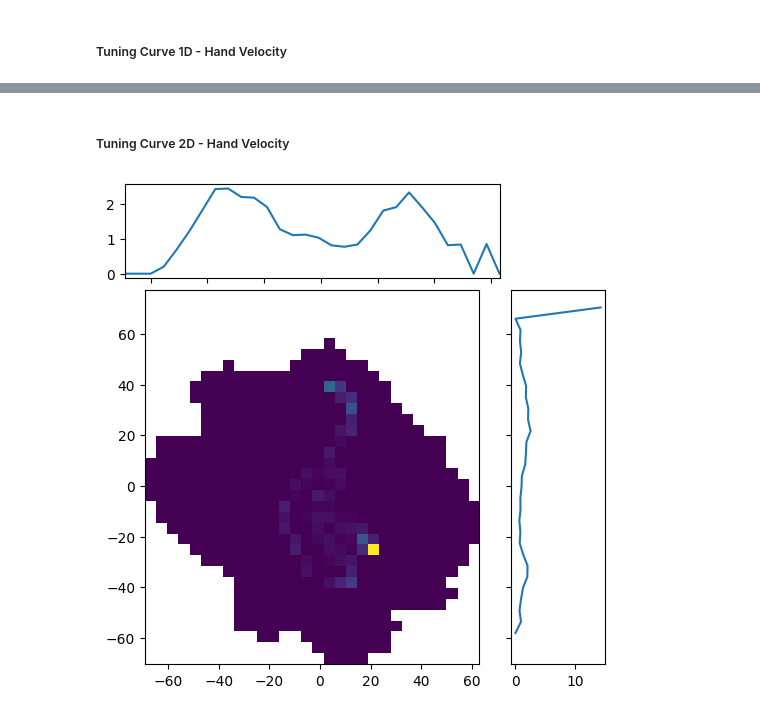
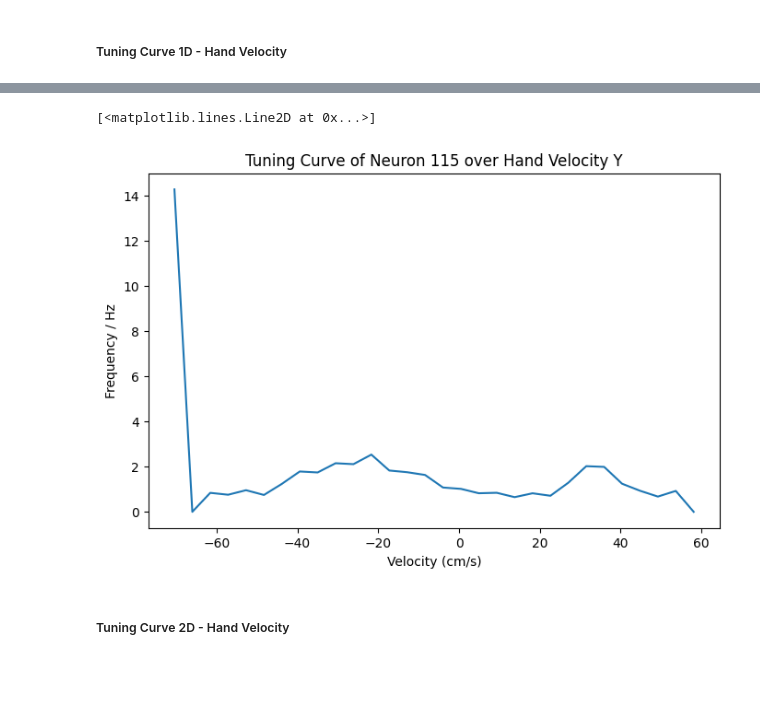
Before and after one commit to catniplab/NeuroTask, a Jupyter notebook: tutorial_data_analysis_nwb.ipynb, the cells around one changed output, grey strips where cells are left out. Cells and saved outputs as stored; diff of their text form; code cells hidden in the pictures; blank space fills up the shorter version.

```diff
--- a/tutorial_data_analysis_nwb.ipynb
+++ b/tutorial_data_analysis_nwb.ipynb
@@ -342,20 +317,32 @@ plt.plot(tune.index, tune[neuron])
+# %%
+#Visualization
+plt.figure(figsize=(8,5))
+plt.title(f"Tuning Curve of Neuron {neuron} over Hand Velocity Y")
+plt.xlabel('Velocity (cm/s)')
+plt.ylabel('Frequency / Hz')
+plt.plot(tune_y.index, tune_y[neuron])
+# %% [output]
+[<matplotlib.lines.Line2D at 0x...>]
+[figure, added]
 # %% [markdown]
 ##### Tuning Curve 2D - Hand Velocity
 # %%
+#Prep data
 dataframe = df
-neuron = 115
+neuron = 116
 resolution = 30
 save = False
 
 ts_dict = {}
 
-# Extract spike timestamps and create Ts objects
+# Extract spike timestamps and create Ts objects as the previous code does (for each neuron)
 for i, column in enumerate(dataframe.columns):
     if column.startswith('Neuron'):
         timeSeries = nap.Tsd(t=np.array(dataframe[column].index)*bin, d=np.array(dataframe[column], dtype=int), time_units='ms')
         spike_times = timeSeries.index[timeSeries.values > 0]
         ts_dict[i] = nap.Ts(t=spike_times)
 
+# Groups all spikes per neuron
 ts_group = nap.TsGroup(ts_dict)
 
 feature_x = dataframe['hand_vel_x']
@@ -363,10 +350,10 @@ feature_y = dataframe['hand_vel_y']
 
 #features = np.vstack((feature_x, feature_y))
 features = np.stack((feature_x, feature_y), axis=-1)
-feature_frame = nap.TsdFrame(t=dataframe['hand_vel_x'].index*bin, d=features)
+feature_frame = nap.TsdFrame(t=np.array(dataframe['hand_vel_x'].index)*bin, d=np.array(features))
 
-feature_x = nap.Tsd(feature_x.index*bin, feature_x, time_units='ms')
-feature_y = nap.Tsd(feature_y.index*bin, feature_y, time_units='ms')
+feature_x = nap.Tsd(np.array(feature_x.index)*bin, np.array(feature_x), time_units='ms')
+feature_y = nap.Tsd(np.array(feature_y.index)*bin, np.array(feature_y), time_units='ms')
 
 tune_y = nap.process.tuning_curves.compute_1d_tuning_curves(ts_group, feature_y, resolution)
 tune_x = nap.process.tuning_curves.compute_1d_tuning_curves(ts_group, feature_x, resolution)
@@ -378,38 +365,13 @@ value_2d = tune_2d[0][neuron]
 value_y = tune_y[neuron]
 value_x = tune_x[neuron]
 
-def scatter_hist(value_x, value_y, value_2d, ax, ax_histx, ax_histy, grids, x_values, y_values):
-    #unpacking
-    grid_x, grid_y = grids
-    minimum_x = np.min(grid_x)
-    minimum_y = np.min(grid_y)
-    maximum_x = np.max(grid_x)
-    maximum_y = np.max(grid_y)
+grid_x, grid_y = grids
+minimum_x = np.min(grid_x)
+minimum_y = np.min(grid_y)
+maximum_x = np.max(grid_x)
+maximum_y = np.max(grid_y)
 
-    # no labels
-    ax_histx.tick_params(axis="x", labelbottom=False)
-    ax_histy.tick_params(axis="y", labelleft=False)
 
-    # the scatter plot:
-    ax.imshow(value_2d, extent=(minimum_x, maximum_x, minimum_y, maximum_y))
-
-    ax_histx.plot(x_values, value_x)
-    ax_histy.plot(value_y, -y_values)
-
-# Start with a square Figure.
-fig = plt.figure(figsize=(6, 6))
-# Add a gridspec with two rows and two columns and a ratio of 1 to 4 between
-# the size of the marginal Axes and the main Axes in both directions.
-# Also adjust the subplot parameters for a square plot.
-gs = fig.add_gridspec(2, 2,  width_ratios=(4, 1), height_ratios=(1, 4),
-                      left=0.1, right=0.9, bottom=0.1, top=0.9,
-                      wspace=0.05, hspace=0.05)
-# Create the Axes.
-ax = fig.add_subplot(gs[1, 0])
-ax_histx = fig.add_subplot(gs[0, 0], sharex=ax)
-ax_histy = fig.add_subplot(gs[1, 1], sharey=ax)
-# Draw the scatter plot and marginals.
-scatter_hist(value_x, value_y, value_2d, ax, ax_histx, ax_histy, grids, tune_2d[1][0], tune_2d[1][1])
-if(save): plt.savefig('plot.png')
+hist_bound = np.max([np.abs(minimum_x), np.abs(minimum_y), np.abs(maximum_x), np.abs(maximum_y)])
+max_tunex = np.max(tune_x[neuron])
+max_tuney = np.max(tune_y[neuron])
-# %% [output]
-[figure, removed]
```
Also changed, not shown: parts of 13 cells of this notebook.
